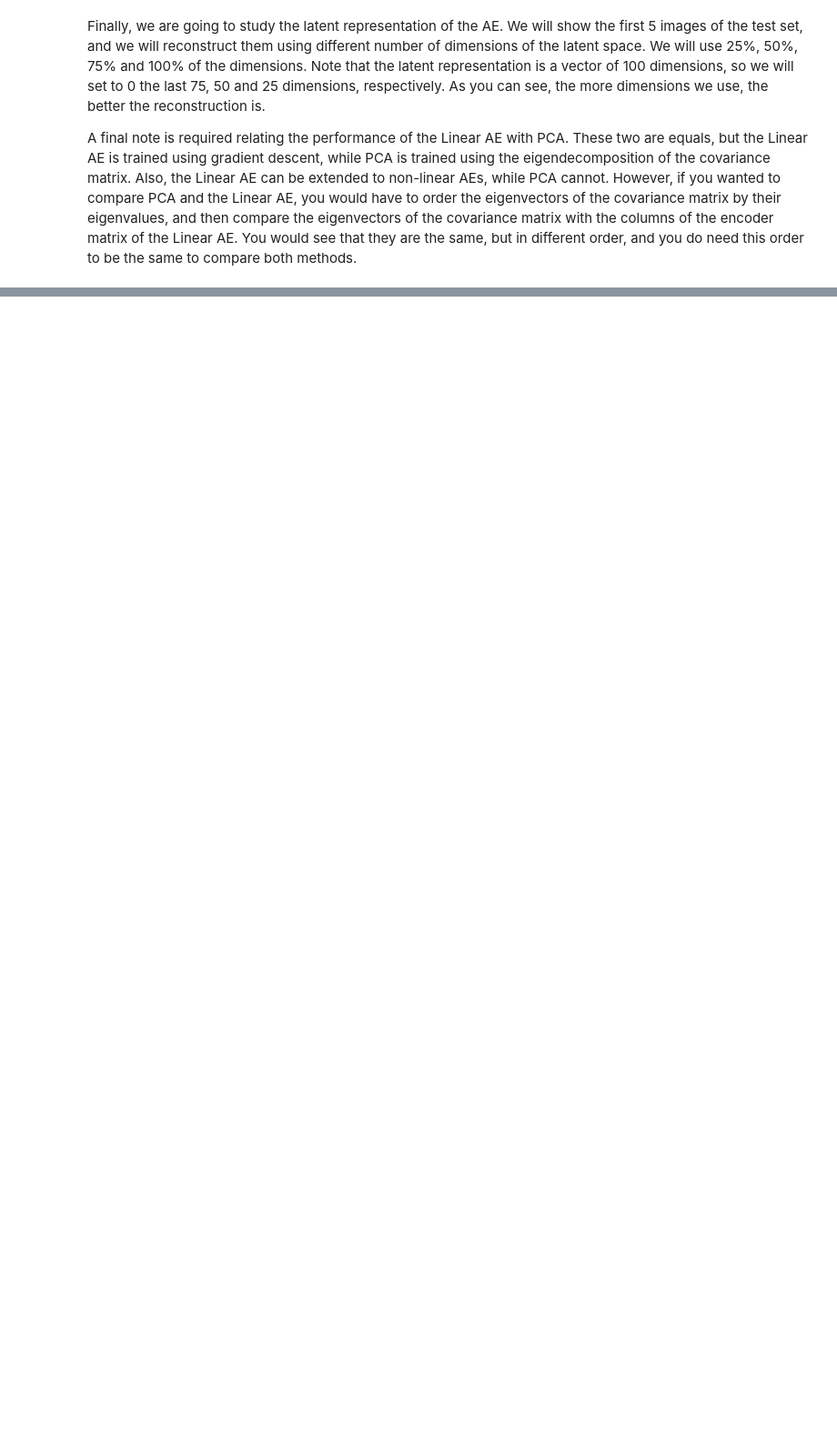
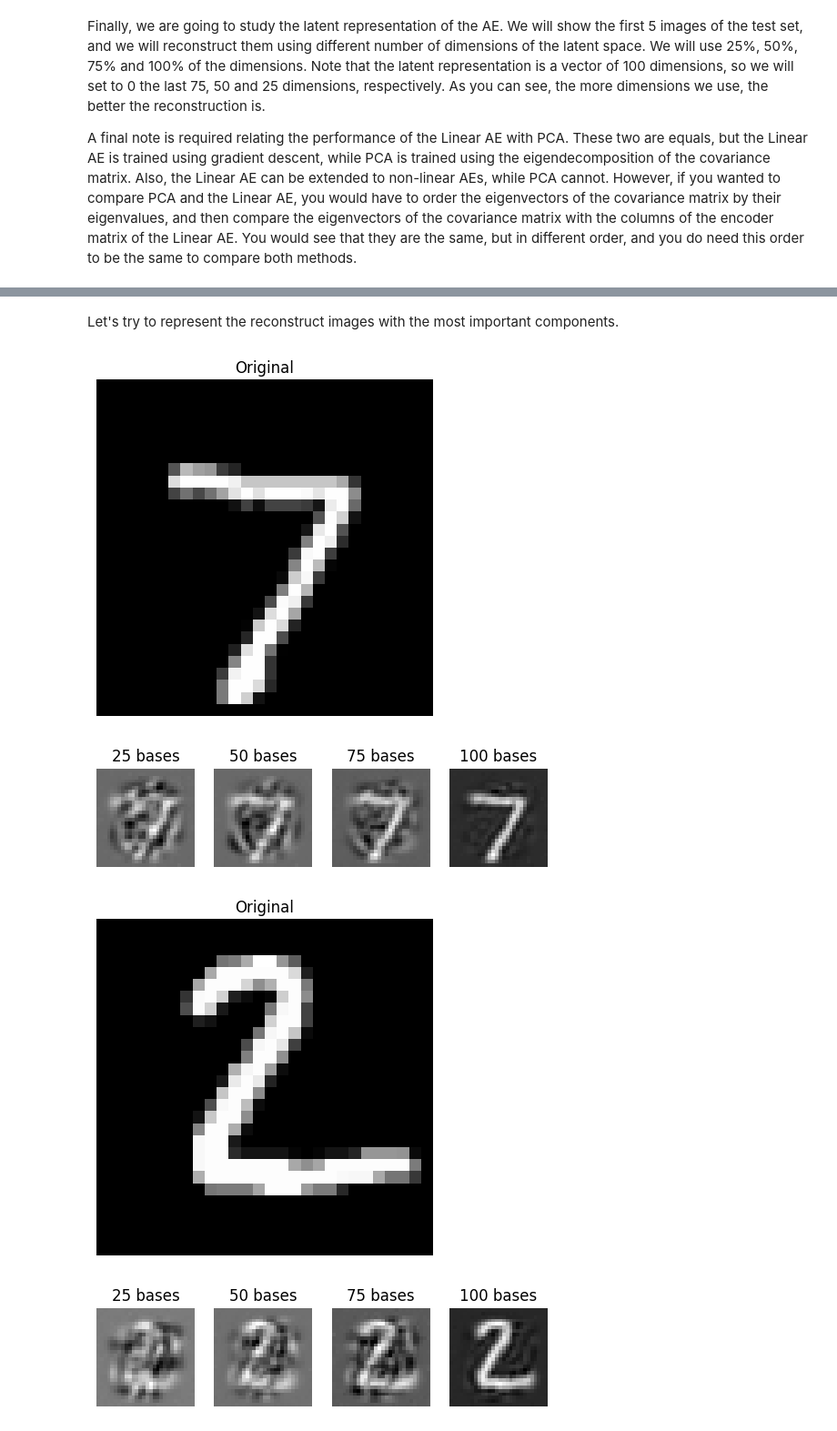
Before and after one commit to jparras/dgm_classes, a Jupyter notebook: dgm/linear_ae_mnist.ipynb, the cells around one changed output, grey strips where cells are left out. Shown at 91% size. Saved outputs shown, nothing was run; the diff lists cells and outputs as text; code cells hidden in the pictures; blank space fills up the shorter version.

```diff
--- a/dgm/linear_ae_mnist.ipynb
+++ b/dgm/linear_ae_mnist.ipynb
@@ -132,0 +169,29 @@ for i in range(n_imgs):
+# %% [markdown]
+Let's try to represent the reconstruct images with the most important components.
+# %%
+n_imgs = 5  # Number of sample images to show
+for i in range(n_imgs):
+  img = mnist_ts_set.data[i].float()  # Select an image
+  plt.imshow(img.numpy(), cmap='gray')
+  plt.title('Original')
+  plt.axis('off')
+  plt.show()
+
+  latent_img = linear_ae.encode(img.reshape([1, 784]))  # Encode the image: this is the latent representation
+  p = [0.25, 0.5, 0.75, 1]  # Proportions to be shown
+  plt.figure()
+  for j, prop in enumerate(p):
+    rec_dim = int(np.ceil(prop * dimension))
+    lat_img = torch.clone(latent_img)
+    lat_img[:, indexes[rec_dim:]] = 0.0
+    rec_img = linear_ae.decode(lat_img).reshape([28, 28]).detach().numpy()  # Decode using only the first rec_dim dimensions
+    plt.subplot(1, len(p), j + 1)
+    plt.imshow(rec_img, cmap='gray')
+    plt.title(str(rec_dim) + ' bases')
+    plt.axis('off')
+  plt.show()
+# %% [output]
+[figure, added]
+[figure, added]
+[figure, added]
+[figure, added]
```
Also changed, not shown: parts of 7 cells of this notebook, 3 other files.
